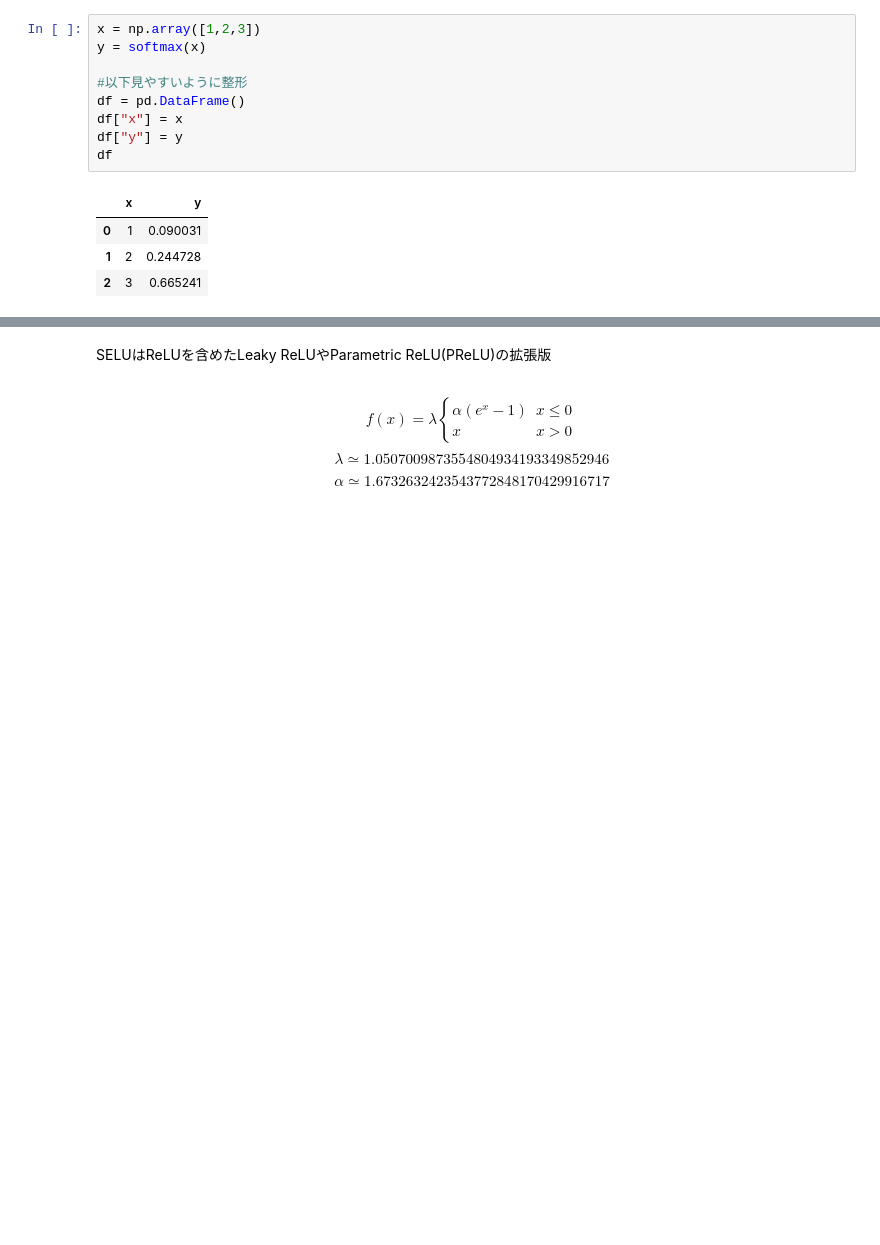
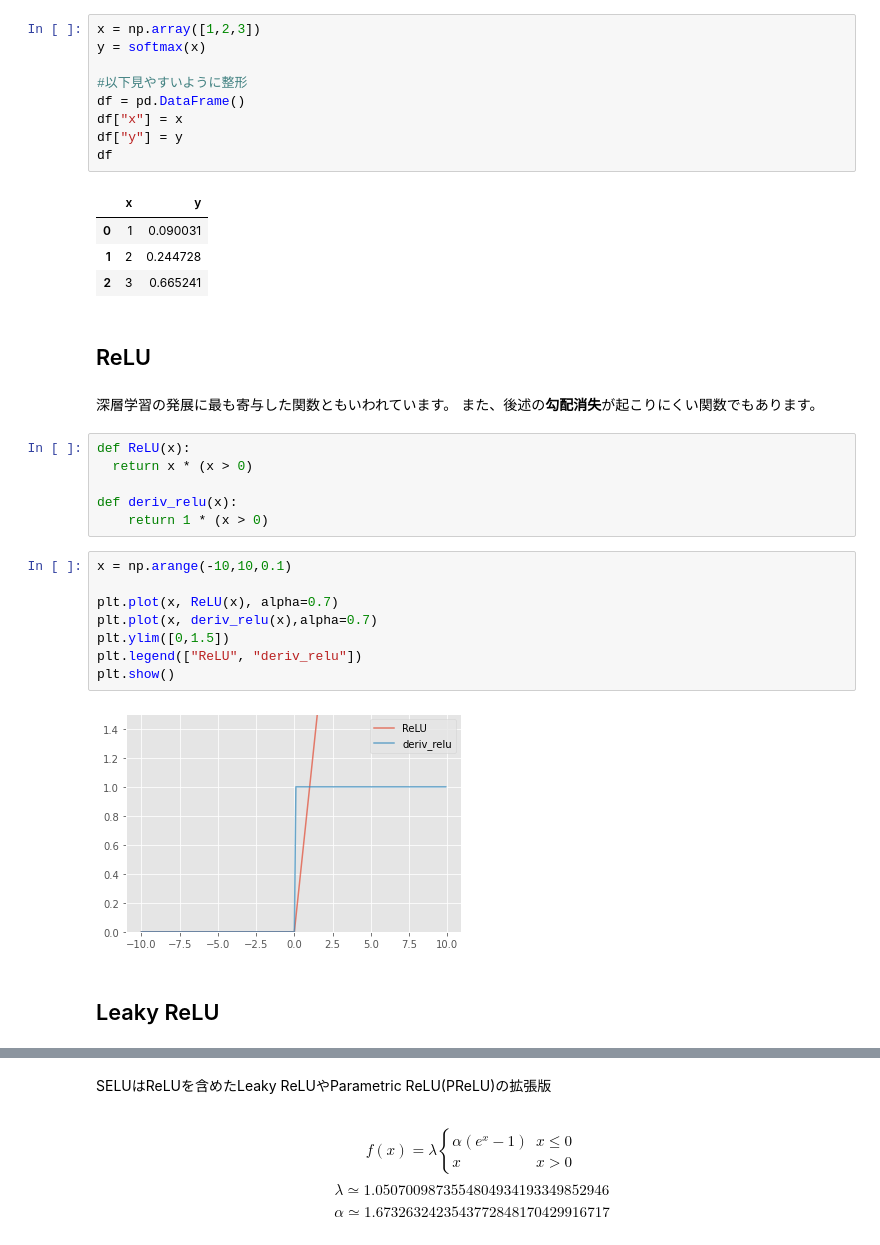
Before and after one commit to Strix9289/Introduction-of-Deep-Learning, a Jupyter notebook: Activation.ipynb, the cells around one changed output, grey strips where cells are left out. Drawn from its saved outputs; the diff is of its cells as text; blank space fills up the shorter version.

```diff
--- a/Activation.ipynb
+++ b/Activation.ipynb
@@ -189,3 +191,26 @@ df
 | 0 | 1 | 0.090031 |
 | 1 | 2 | 0.244728 |
 | 2 | 3 | 0.665241 |
+# %% [markdown]
+## ReLU
+# %% [markdown]
+深層学習の発展に最も寄与した関数ともいわれています。
+また、後述の**勾配消失**が起こりにくい関数でもあります。
+# %%
+def ReLU(x):
+  return x * (x > 0)
+
+def deriv_relu(x):
+    return 1 * (x > 0)
+# %%
+x = np.arange(-10,10,0.1)
+
+plt.plot(x, ReLU(x), alpha=0.7)
+plt.plot(x, deriv_relu(x),alpha=0.7)
+plt.ylim([0,1.5])
+plt.legend(["ReLU", "deriv_relu"])
+plt.show()
+# %% [output]
+[figure, added]
+# %% [markdown]
+## Leaky ReLU
```
Also changed, not shown: parts of 34 cells of this notebook.
